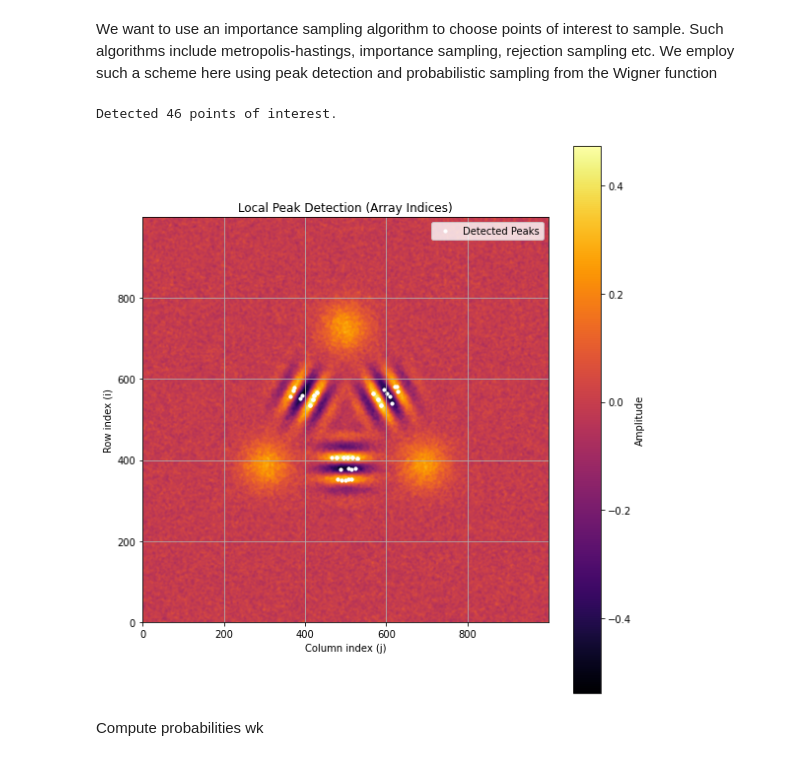
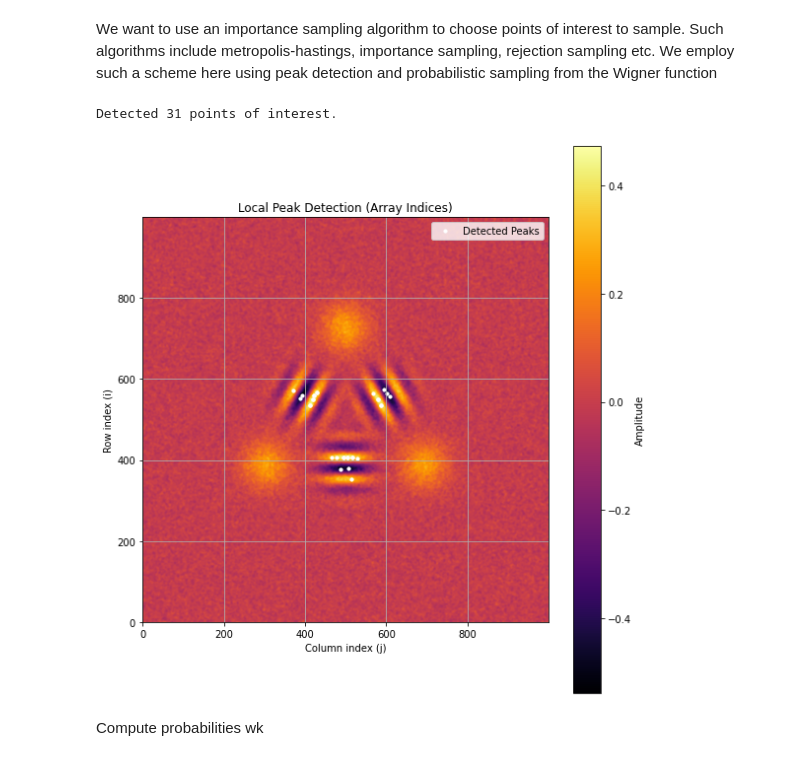
Before and after one commit to Devesh-Vedantha/yq25_alice-bob_challenge_braket_bros, a Jupyter notebook: 1b.ipynb, the cells around one changed output. Cells and saved outputs as stored; diff of their text form; code cells hidden in the pictures.

```diff
--- a/1b.ipynb
+++ b/1b.ipynb
@@ -85,38 +85,38 @@ def find_local_peak_indices(amplitude_map, rel_threshold=0.8, neighborhood_size=
         peak_indices.append((i, j))  # array indices
 
     return np.array(peak_indices, dtype=int)
 
 # === STEP 3: Detect peaks ===
-peaks = find_local_peak_indices(A_rescaled, rel_threshold=0.8, neighborhood_size=8)
-alphas = find_local_peak_indices(A_non_rescaled, rel_threshold=0.8, neighborhood_size=8)
-troughs = find_local_peak_indices(-A_rescaled, rel_threshold=0.8, neighborhood_size=8)
+peaks = find_local_peak_indices(A_rescaled, rel_threshold=0.85, neighborhood_size=10)
+alphas = find_local_peak_indices(A_non_rescaled, rel_threshold=0.85, neighborhood_size=10)
+troughs = find_local_peak_indices(-A_rescaled, rel_threshold=0.85, neighborhood_size=10)
 
 # Combine them into one array
 combined_coords = np.vstack((peaks, troughs,alphas))  # shape: (N_total, 2)
 
 print(f"Detected {len(combined_coords)} points of interest.")
 # combined_coords is now an (N_peaks, 2) array of (i, j) array indices
 
 # === STEP 4: Plot the result using array index space ===
 ##############################################################################
 plt.figure(figsize=(8, 8))
 plt.imshow(A_rescaled, cmap='inferno', origin='lower')
 plt.colorbar(label="Amplitude")
 
 if len(combined_coords) > 0:
     i_vals, j_vals = combined_coords[:, 0], combined_coords[:, 1]
     plt.scatter(j_vals, i_vals, s=10, color='white', label='Detected Peaks')  # smaller dots (s=10)
 
 plt.title("Local Peak Detection (Array Indices)")
 plt.xlabel("Column index (j)")
 plt.ylabel("Row index (i)")
 plt.grid(True)
 plt.legend()
 plt.tight_layout()
 plt.show()
 # %% [output]
-Detected 46 points of interest.
+Detected 31 points of interest.
-[figure, old version]
+[figure, new version]
 # %% [markdown]
 Compute probabilities wk
 # %%
```
Also changed, not shown: parts of 7 cells of this notebook, 5 other files.
